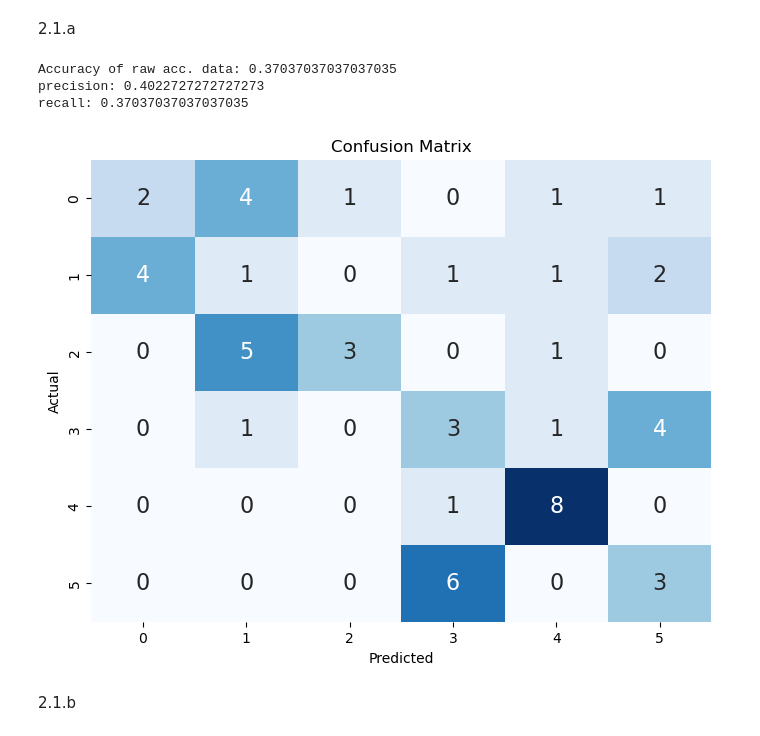
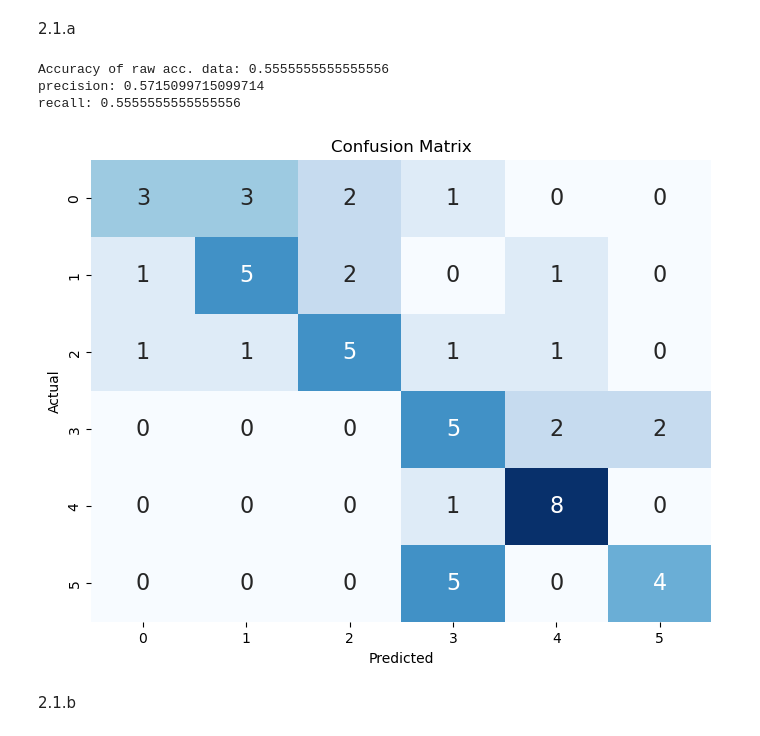
Before and after one commit to MukeshK17/es335-24-fall-assignment-1, a Jupyter notebook: Asst2_Decision_Trees_for_Human_Activity_Recognition.ipynb, the cells around one changed output. Saved outputs shown, nothing was run; the diff lists cells and outputs as text; code cells hidden in the pictures.

```diff
--- a/Asst2_Decision_Trees_for_Human_Activity_Recognition.ipynb
+++ b/Asst2_Decision_Trees_for_Human_Activity_Recognition.ipynb
@@ -21,7 +21,7 @@ offset = 100
 folders = ["LAYING","SITTING","STANDING","WALKING","WALKING_DOWNSTAIRS","WALKING_UPSTAIRS"]
 classes = {"WALKING":1,"WALKING_UPSTAIRS":2,"WALKING_DOWNSTAIRS":3,"SITTING":4,"STANDING":5,"LAYING":6}
 
-combined_dir = os.path.join("HAR/Combined")
+combined_dir = os.path.join("HAR","Combined")
 #=-=-=-=-=-=-=-=-=-=-=-=-=-=-=-=-=-=-=-==-=-=-=-=-=-=-=-=-=-=-=-=-=-=-=-=-=-=-=-=-=-=-=-=-=-=-=-=-=-=-=-=-=-=-=-=-=-=
                                                 # Train Dataset
 #=-=-=-=-=-=-=-=-=-=-=-=-=-=-=-=-=-=-=-==-=-=-=-=-=-=-=-=-=-=-=-=-=-=-=-=-=-=-=-=-=-=-=-=-=-=-=-=-=-=-=-=-=-=-=-=-=-=
@@ -63,9 +63,7 @@ y_test = np.array(y_test)
 X = np.concatenate((X_train,X_test))
 y = np.concatenate((y_train,y_test))
 
-seed = 4
-
-X_train,X_test,y_train,y_test = train_test_split(X,y,test_size=0.3,random_state=seed,stratify=y)
+X_train,X_test,y_train,y_test = train_test_split(X,y,test_size=0.3,random_state=42,stratify=y)
 
 X_train=np.square(X_train[:, :, 0])+np.square(X_train[:, :, 1])+np.square(X_train[:, :, 2])
 X_test=np.square(X_test[:, :, 0])+np.square(X_test[:, :, 1])+np.square(X_test[:, :, 2])
@@ -74,37 +72,37 @@ X_raw_train=pd.DataFrame(np.sqrt(X_train))
 y_raw_train=pd.DataFrame(y_train)
 
 X_raw_test=pd.DataFrame(np.sqrt(X_test))
 y_raw_test=pd.DataFrame(y_test)
 
 
 clf=DecisionTreeClassifier(random_state=42)
 clf.fit(X_raw_train,y_raw_train)
 
 pkl.dump(clf,open("HAR/Models/raw_clf.pkl",'wb'))
 
 y_raw_pred=clf.predict(X_raw_test)
 
 accuracy=accuracy_score(y_raw_pred, y_raw_test)
 precision=precision_score(y_raw_test, y_raw_pred, average='weighted')
 recall=recall_score(y_raw_test, y_raw_pred, average='weighted')
 cm=confusion_matrix(y_raw_test, y_raw_pred)
 
 
 print(f"Accuracy of raw acc. data: {accuracy}")
 print(f"precision: {precision}")
 print(f"recall: {recall}")
 
 plt.figure(figsize=(8, 6))
 sns.heatmap(cm, annot=True, fmt="d", cmap="Blues", cbar=False, annot_kws={"size": 16})
 plt.title("Confusion Matrix")
 plt.ylabel("Actual")
 plt.xlabel("Predicted")
 plt.show()
 # %% [output]
-Accuracy of raw acc. data: 0.37037037037037035
-precision: 0.4022727272727273
-recall: 0.37037037037037035
+Accuracy of raw acc. data: 0.5555555555555556
+precision: 0.5715099715099714
+recall: 0.5555555555555556
-[figure, old version]
+[figure, new version]
 # %% [markdown]
 2.1.b
 # %%
```
Also changed, not shown: parts of 4 cells of this notebook, 2 other files.
